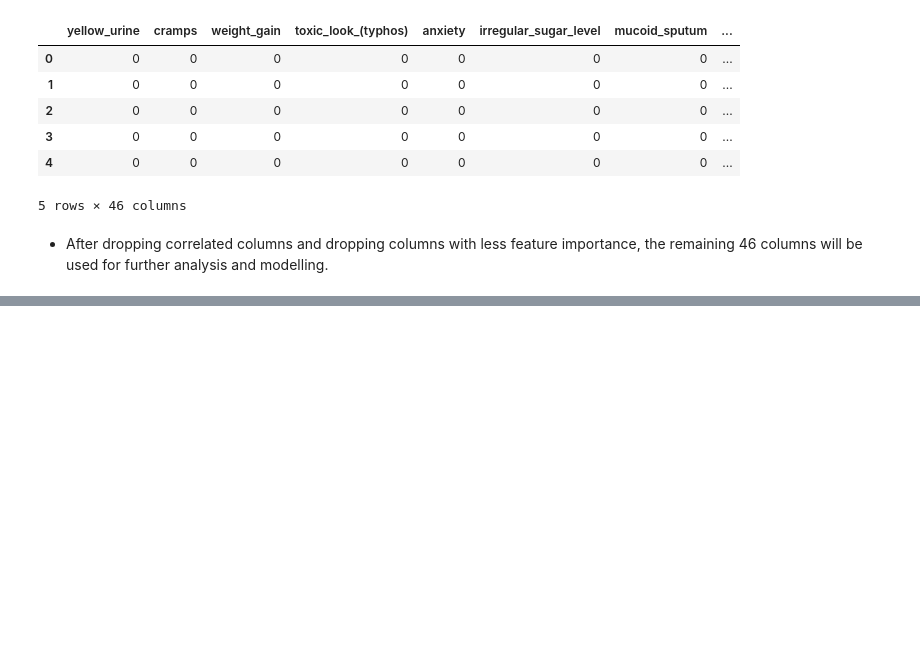
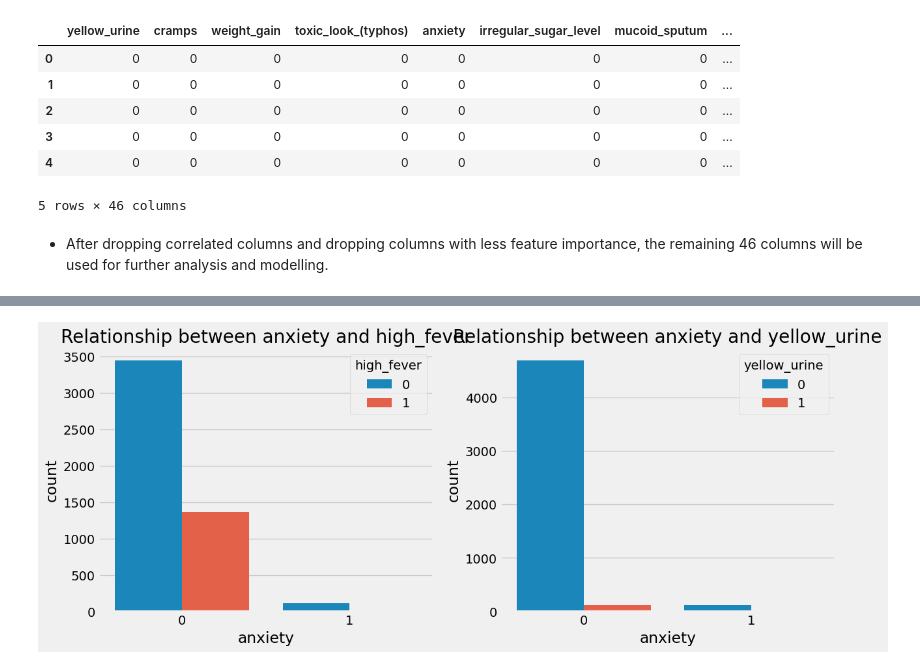
Before and after one commit to OSCA-Ado-Ekiti/Hacktoberfest-2023-Ekiti-DSN, a Jupyter notebook: Projects/Project_2/disease_diagnosis.ipynb, the cells around one changed output, grey strips where cells are left out. Drawn from its saved outputs; the diff is of its cells as text; code cells hidden in the pictures; blank space fills up the shorter version.

```diff
--- a/Projects/Project_2/disease_diagnosis.ipynb
+++ b/Projects/Project_2/disease_diagnosis.ipynb
@@ -252,0 +302,12 @@ new_df.head()
+# %%
+def countplott(first, second, third):
+  fig, ax = plt.subplots(1, 2, figsize = [13,5])
+
+  sns.countplot(x = new_df[first], hue = new_df[second], ax = ax[0]).set_title(f"Relationship between {first} and {second}")
+  sns.countplot(x = new_df[first], hue = new_df[third], ax = ax[1]).set_title(f"Relationship between {first} and {third}")
+
+  fig.show()
+# %%
+countplott('anxiety', 'high_fever', 'yellow_urine')
+# %% [output]
+[figure, added]
```
Also changed, not shown: parts of 14 cells of this notebook.
